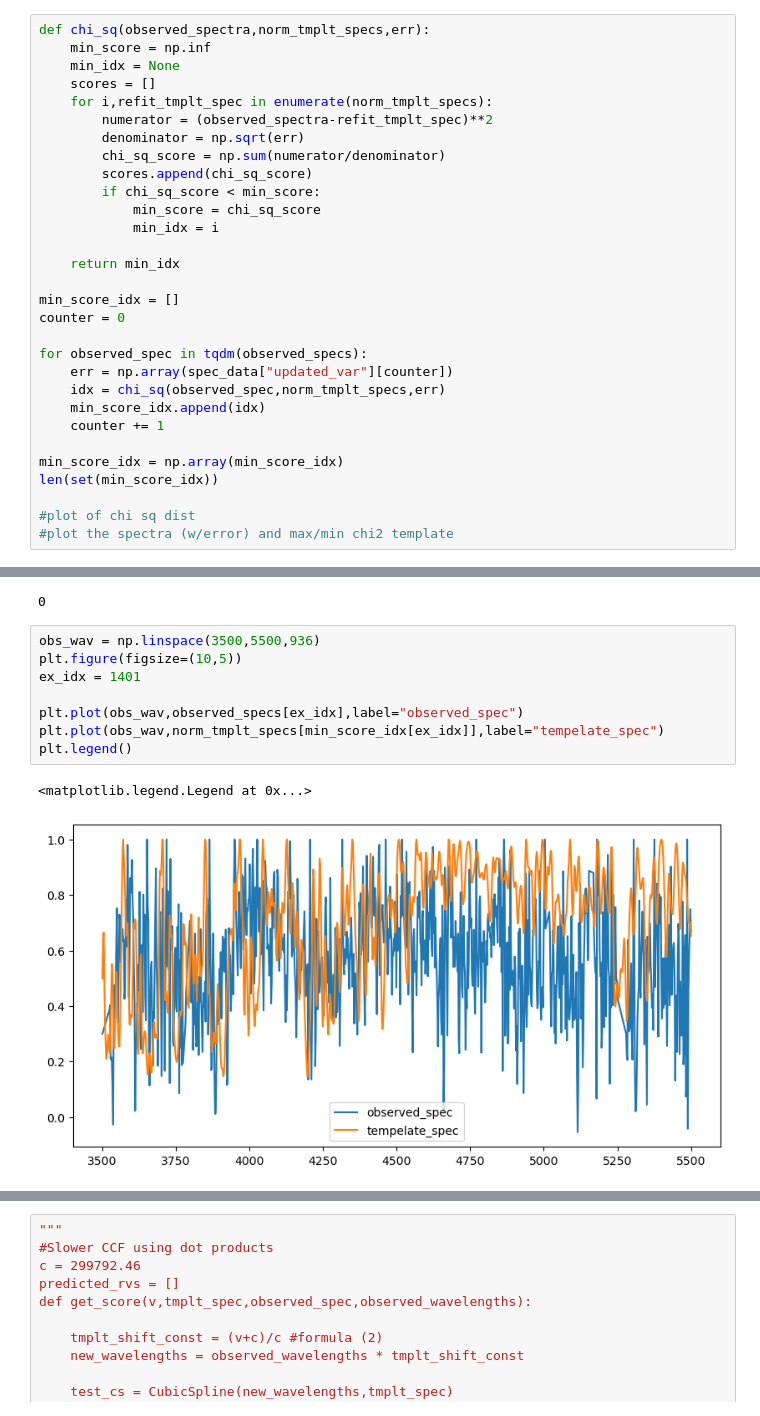
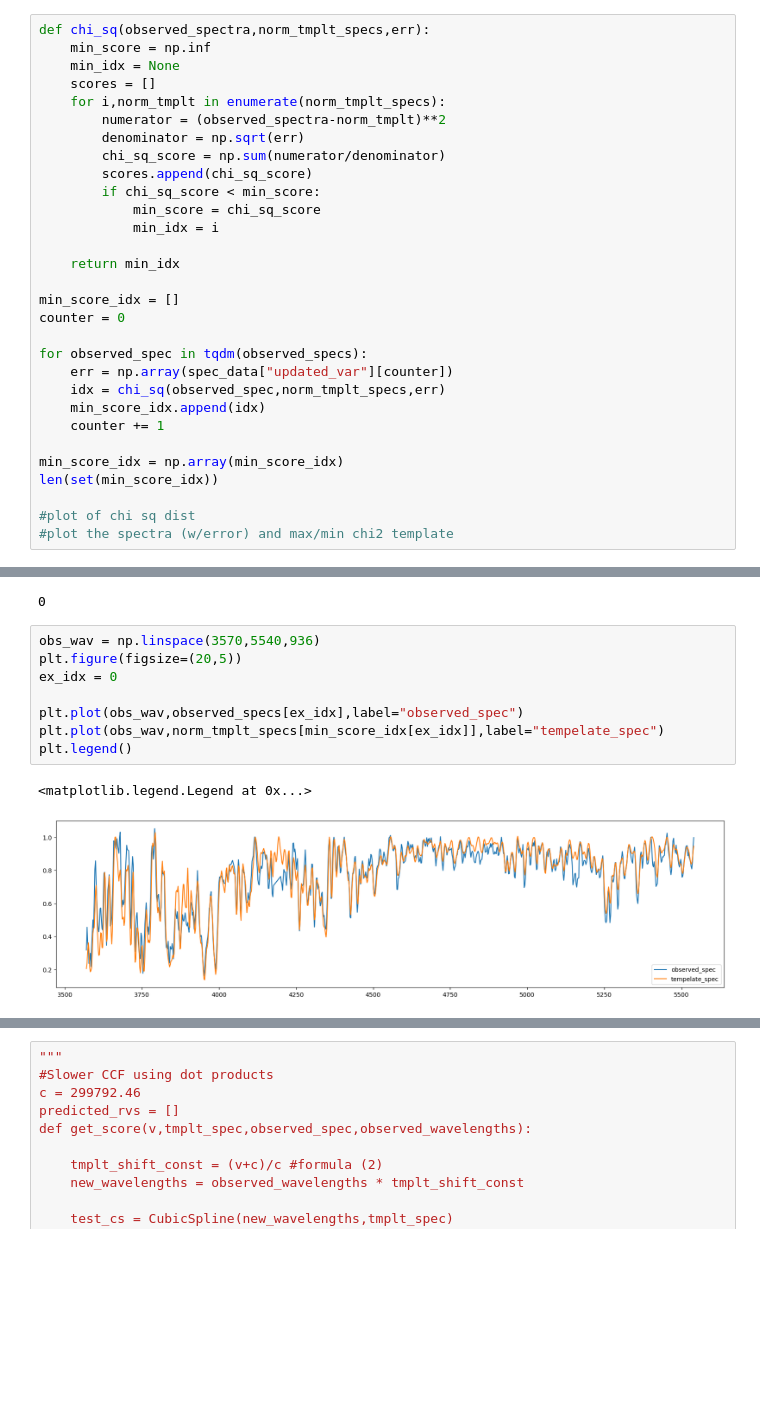
Before and after one commit to Galactic-Archaeology-Lab/het_cannon_projects, a Jupyter notebook: nachiket/tmplt_rv_correction.ipynb, the cells around one changed output, grey strips where cells are left out. Drawn from its saved outputs; the diff is of its cells as text; blank space fills up the shorter version.

```diff
--- a/nachiket/tmplt_rv_correction.ipynb
+++ b/nachiket/tmplt_rv_correction.ipynb
@@ -28,8 +32,8 @@ def chi_sq(observed_spectra,norm_tmplt_specs,err):
     min_score = np.inf
     min_idx = None
     scores = []
-    for i,refit_tmplt_spec in enumerate(norm_tmplt_specs):
-        numerator = (observed_spectra-refit_tmplt_spec)**2
+    for i,norm_tmplt in enumerate(norm_tmplt_specs):
+        numerator = (observed_spectra-norm_tmplt)**2
         denominator = np.sqrt(err)
         chi_sq_score = np.sum(numerator/denominator)
         scores.append(chi_sq_score)
@@ -65,16 +69,16 @@ counter
 # %% [output]
 0
 # %%
-obs_wav = np.linspace(3500,5500,936)
-plt.figure(figsize=(10,5))
-ex_idx = 1401
+obs_wav = np.linspace(3570,5540,936)
+plt.figure(figsize=(20,5))
+ex_idx = 0
 
 plt.plot(obs_wav,observed_specs[ex_idx],label="observed_spec")
 plt.plot(obs_wav,norm_tmplt_specs[min_score_idx[ex_idx]],label="tempelate_spec")
 plt.legend()
 # %% [output]
 <matplotlib.legend.Legend at 0x...>
-[figure, old version]
+[figure, new version]
 # %%
 """
 #Faster CCF using dot products
```
Also changed, not shown: parts of 16 cells of this notebook, 2 other files.
